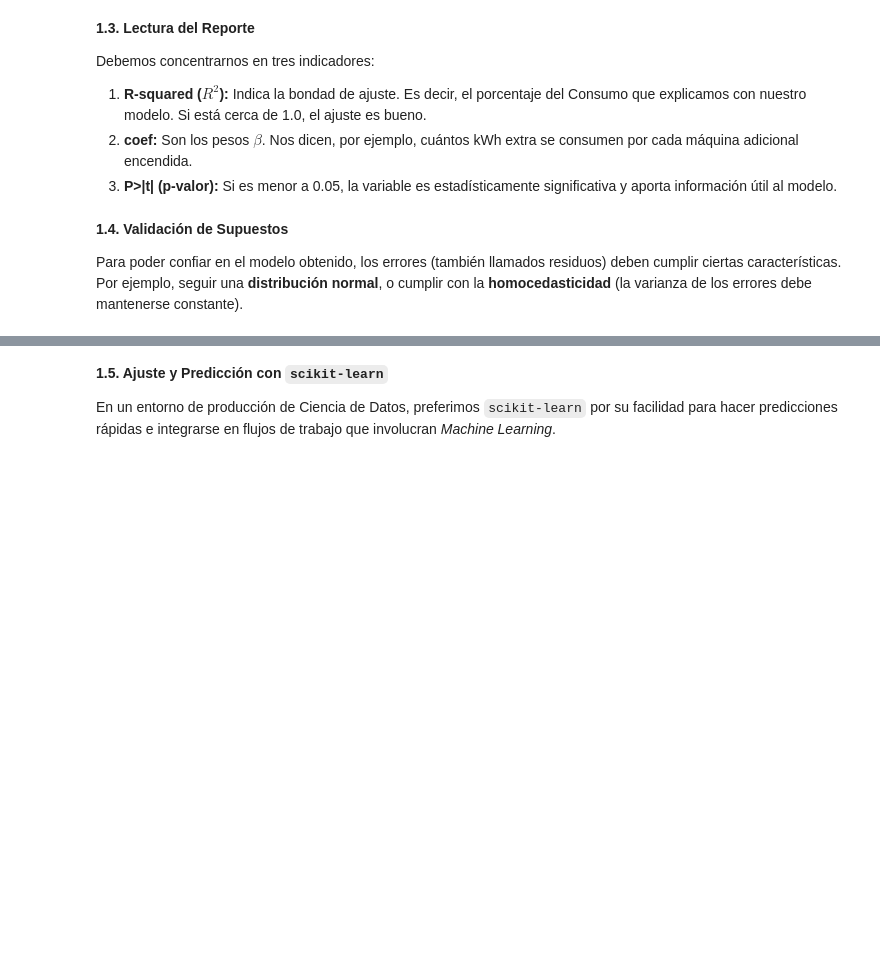
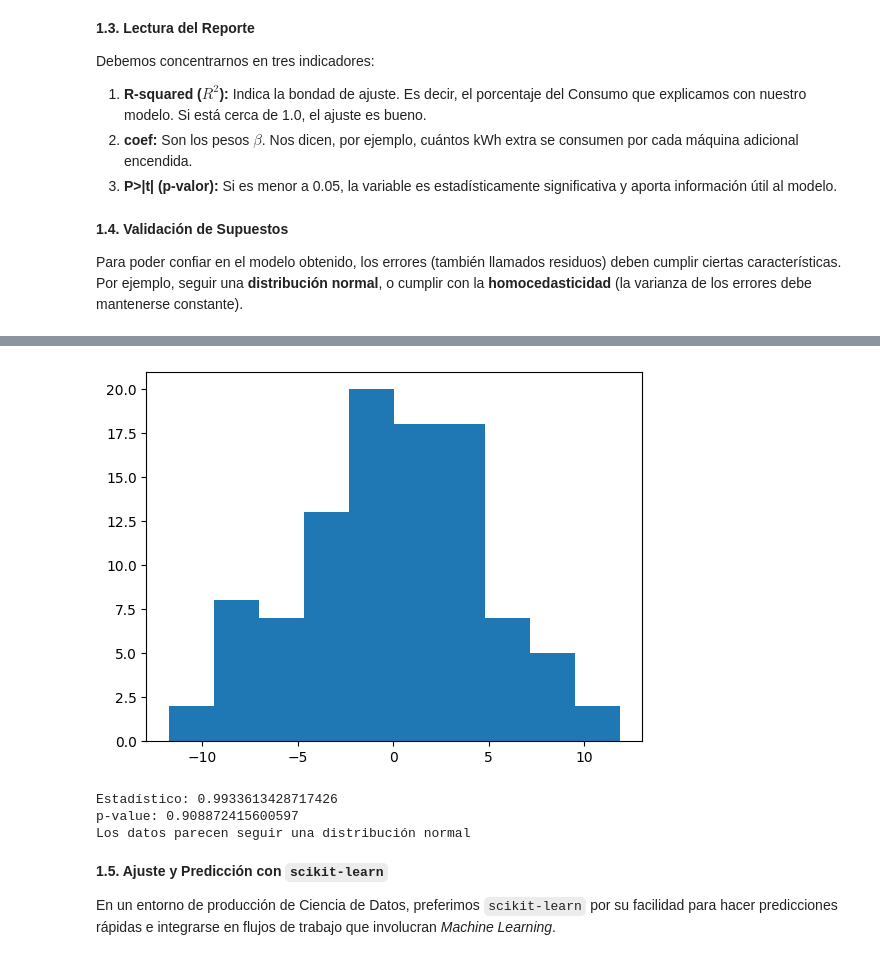
Before and after one commit to Samu24042/CienciaDeDatos, a Jupyter notebook: icd_taller6_regresion_lineal.ipynb, the cells around one changed output, grey strips where cells are left out. Drawn from its saved outputs; the diff is of its cells as text; code cells hidden in the pictures; blank space fills up the shorter version.

```diff
--- a/icd_taller6_regresion_lineal.ipynb
+++ b/icd_taller6_regresion_lineal.ipynb
@@ -114,3 +154,24 @@ plt.show()
+# %%
+# ---  PROPONER AQUÍ UN CÓDIGO PARA EVALUAR SI LOS ERRORES SE DISTRIBUYEN DE FORMA NORMAL"
+from scipy.stats import shapiro
+plt.hist(residuos)
+plt.show()
+
+# Prueba de normalidad
+estadistico, p_valor = shapiro(residuos)
+
+print("Estadístico:", estadistico)
+print("p-value:", p_valor)
+
+if p_valor > 0.05:
+    print("Los datos parecen seguir una distribución normal")
+else:
+    print("Los datos NO siguen una distribución normal")
+# %% [output]
+[figure, added]
+Estadístico: 0.9933613428717426
+p-value: 0.908872415600597
+Los datos parecen seguir una distribución normal
 # %% [markdown]
 **1.5. Ajuste y Predicción con `scikit-learn`**
 
```
Also changed, not shown: parts of 7 cells of this notebook.
